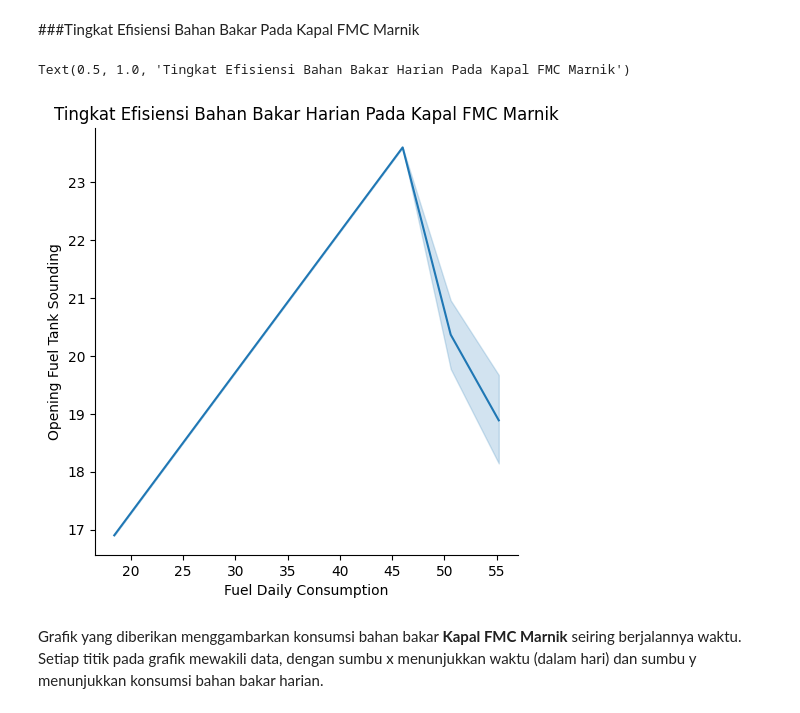
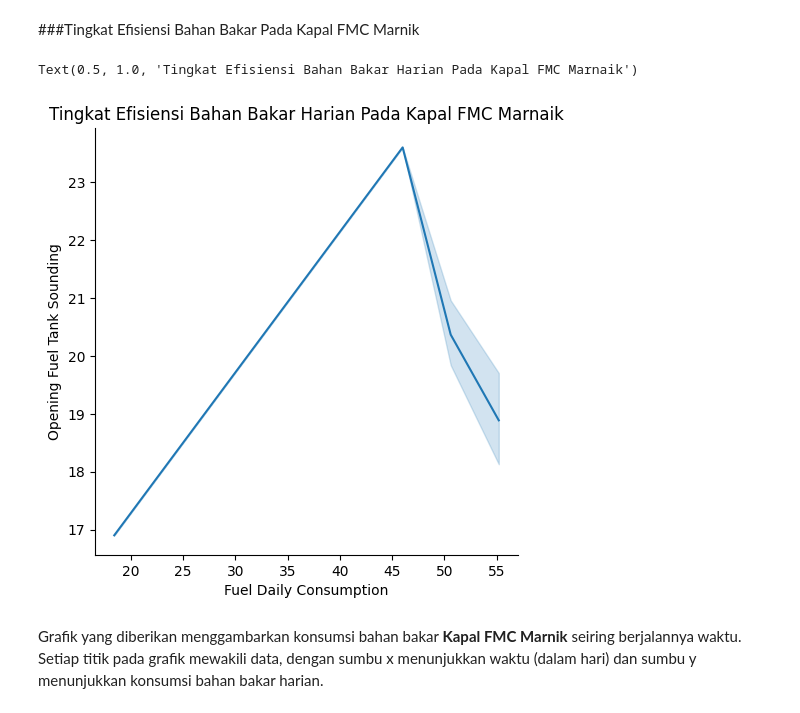
Before and after one commit to cherrysober/capstone_PA, a Jupyter notebook: Projek_Akhir.ipynb, the cells around one changed output. Drawn from its saved outputs; the diff is of its cells as text; code cells hidden in the pictures.

```diff
--- a/Projek_Akhir.ipynb
+++ b/Projek_Akhir.ipynb
@@ -192,11 +191,11 @@ px.imshow(df.corr(numeric_only=True))
 # %%
 sns.relplot(x='Fuel Daily Consumption', y='Opening Fuel Tank Sounding', data=df, kind='line')
 plt.xlabel('Fuel Daily Consumption')
 plt.ylabel('Opening Fuel Tank Sounding')
-plt.title('Tingkat Efisiensi Bahan Bakar Harian Pada Kapal FMC Marnik')
+plt.title('Tingkat Efisiensi Bahan Bakar Harian Pada Kapal FMC Marnaik')
 # %% [output]
-Text(0.5, 1.0, 'Tingkat Efisiensi Bahan Bakar Harian Pada Kapal FMC Marnik')
+Text(0.5, 1.0, 'Tingkat Efisiensi Bahan Bakar Harian Pada Kapal FMC Marnaik')
-[figure, old version]
+[figure, new version]
 # %% [markdown]
 Grafik yang diberikan menggambarkan konsumsi bahan bakar **Kapal FMC Marnik** seiring berjalannya waktu. Setiap titik pada grafik mewakili data, dengan sumbu x menunjukkan waktu (dalam hari) dan sumbu y menunjukkan konsumsi bahan bakar harian.
 # %%
```
Also changed, not shown: parts of 18 cells of this notebook.
